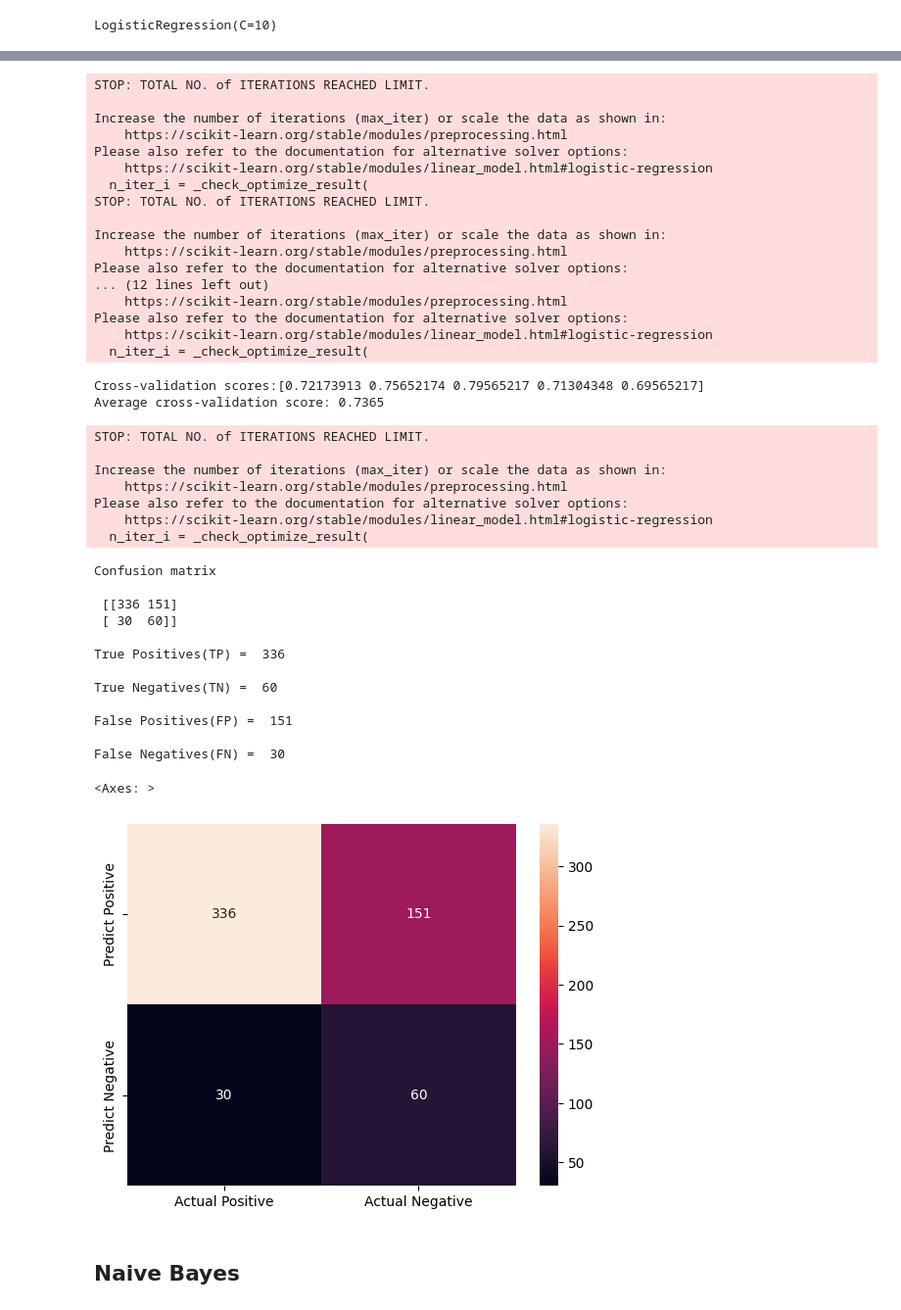
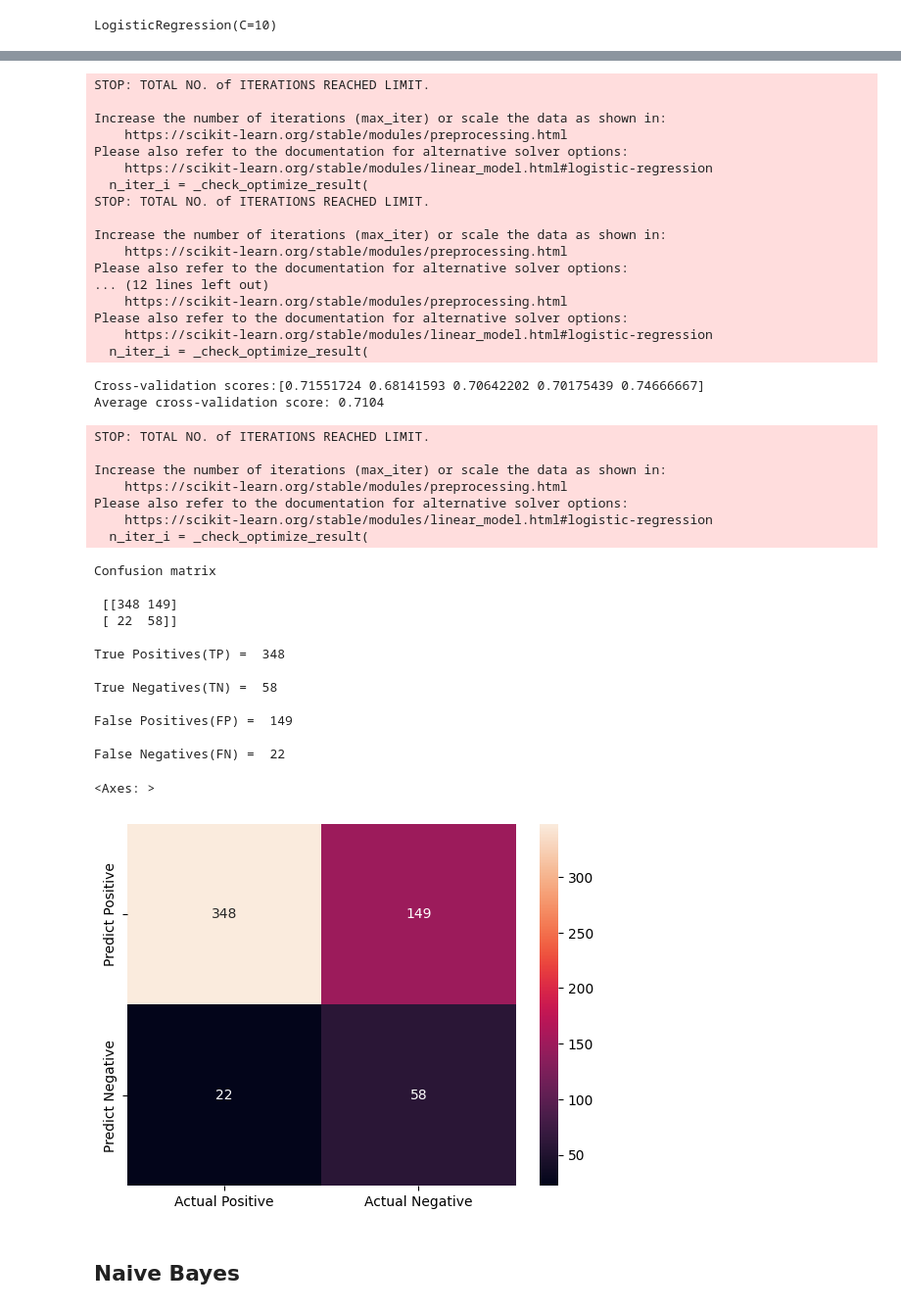
Before and after one commit to Ronan-Daliuag/Determining-Leads, a Jupyter notebook: Padrejuan-Model-Training.ipynb, the cells around one changed output, grey strips where cells are left out. Shown at 98% size. Cells and saved outputs as stored; diff of their text form; code cells hidden in the pictures.

```diff
--- a/Padrejuan-Model-Training.ipynb
+++ b/Padrejuan-Model-Training.ipynb
@@ -44,20 +44,25 @@ features.head()
 print(list(features.columns))
 # %% [output]
 ['Income', 'Kidhome', 'Teenhome', 'Recency', 'MntWines', 'MntFruits', 'MntMeatProducts', 'MntFishProducts', 'MntSweetProducts', 'MntGoldProds', 'NumDealsPurchases', 'NumWebPurchases', 'NumCatalogPurch ...
+# %%
+features.reset_index(inplace=True)
 # %% [markdown]
 ## Logistic Regression
 # %%
 from sklearn.model_selection import train_test_split
-X = features.drop('Response', axis=1)[[
-    'Income', 'Kidhome', 'Teenhome', 'Recency', 'MntWines', 'MntFruits', 'MntMeatProducts', 'MntFishProducts',
-    'MntSweetProducts', 'MntGoldProds', 'NumDealsPurchases', 'NumWebPurchases', 'NumCatalogPurchases', 'NumStorePurchases',
-    'NumWebVisitsMonth', 'Complain', 'Age', 'Customer_Enrollment', 'Household', 'Total_Spent', 'Total_Purchases',
-    'Total_Visits', 'Average_Purchase', 'Education_2n Cycle', 'Education_Basic', 'Education_Graduation',
-    'Education_Master', 'Education_PhD', 'Marital_Divorced', 'Marital_Married', 'Marital_Single', 'Marital_Together', 'Marital_Widow'
-]]
+X = features.drop(columns=['Response'], axis=1).iloc[:,1:][['Kidhome', 'Teenhome', 'Recency', 'MntWines', 'MntFruits',
+                                                 'MntMeatProducts', 'MntFishProducts', 'MntSweetProducts',
+                                                 'MntGoldProds', 'NumDealsPurchases', 'NumWebPurchases', 'NumCatalogPurchases',
+                                                 'NumStorePurchases', 'NumWebVisitsMonth', 'Complain',
+                                                 'Age', 'Customer_Enrollment', 'Household', 'Total_Spent',
+                                                 'Total_Purchases', 'Total_Visits', 'Average_Purchase',
+                                                 'Education_2n Cycle', 'Education_Basic', 'Education_Graduation',
+                                                 'Education_Master', 'Education_PhD', 'Marital_Divorced',
+                                                 'Marital_Married', 'Marital_Single', 'Marital_Together', 'Marital_Widow',
+                                                 'Income']]
 # X = features.drop(columns=['Response'], axis = 1)
 y = features['Response']
-X_train, X_test, y_train, y_test = train_test_split(X, y, test_size = 0.3, random_state = 0)
+X_train, X_test, y_train, y_test = train_test_split(X, y, test_size = 0.3, random_state = 42)
 X_train.shape, X_test.shape
 X_train.head()
 # %% [output]
@@ -95,7 +110,7 @@ parameters = [{'penalty':['l1','l2']},
               {'C':[1, 10, 100, 1000]}]
 grid_search = GridSearchCV(estimator = lg,
                            param_grid = parameters,
-                           scoring = 'recall',
+                           scoring = 'precision',
                            cv = 5,
                            verbose=0)
 grid_search.fit(X_train, y_train)
@@ -153,18 +168,22 @@ LogisticRegression(C=10)
 # %%
 # Evaluation Metrics
 from sklearn.metrics import accuracy_score, f1_score, precision_score, recall_score, roc_auc_score
-lg_pred = lg.predict(X_test)
-lg_acc = accuracy_score(y_test, lg_pred)
-lg_prec = precision_score(y_test, lg_pred)
-lg_rec = recall_score(y_test, lg_pred)
-lg_f1 = f1_score(y_test, lg_pred)
-lg_auc = roc_auc_score(y_test, lg_pred)
+lg_pred_train = lg.predict(X_train)
+lg_pred_test = lg.predict(X_test)
+lg_acc = accuracy_score(y_test, lg_pred_test)
+lg_prec = precision_score(y_test, lg_pred_test)
+lg_rec = recall_score(y_test, lg_pred_test)
+lg_f1 = f1_score(y_test, lg_pred_test)
+lg_auc = roc_auc_score(y_test, lg_pred_test)
 print("Logistic Regression Accuracy: %.4f" % lg_acc)
 print("Logistic Regression Precision: %.4f" % lg_prec)
 print("Logistic Regression Recall: %.4f" % lg_rec)
 print("Logistic Regression F1: %.4f" % lg_f1)
 print("Logistic Regression AUC: %.4f" % lg_auc)
+
+lg_prec_train = precision_score(y_train, lg_pred_train)
+lg_prec_test = precision_score(y_test, lg_pred_test)
 # Check for overfitting
-print('Training set score: {:.4f}'.format(lg.score(X_train, y_train)))
-print('Test set score: {:.4f}'.format(lg.score(X_test, y_test)))
+print('Training set score: {:.4f}'.format(lg_prec_train))
+print('Test set score: {:.4f}'.format(lg_prec_test))
 # %% [output]
@@ -178,6 +197,6 @@ Test set score: 0.6863
 # %%
 from sklearn.model_selection import cross_val_score
-scores = cross_val_score(lg, X_train, y_train, cv = 5, scoring='recall')
+scores = cross_val_score(lg, X_train, y_train, cv = 5, scoring='precision')
 print('Cross-validation scores:{}'.format(scores))
 print('Average cross-validation score: {:.4f}'.format(scores.mean())) # lower CV score = does not result in improved performance
 # %% [output]
@@ -198,8 +217,8 @@ Please also refer to the documentation for alternative solver options:
 Please also refer to the documentation for alternative solver options:
     https://scikit-learn.org/stable/modules/linear_model.html#logistic-regression
   n_iter_i = _check_optimize_result(
-Cross-validation scores:[0.72173913 0.75652174 0.79565217 0.71304348 0.69565217]
-Average cross-validation score: 0.7365
+Cross-validation scores:[0.71551724 0.68141593 0.70642202 0.70175439 0.74666667]
+Average cross-validation score: 0.7104
 STOP: TOTAL NO. of ITERATIONS REACHED LIMIT.
 
 Increase the number of iterations (max_iter) or scale the data as shown in:
@@ -209,29 +228,29 @@ Please also refer to the documentation for alternative solver options:
   n_iter_i = _check_optimize_result(
 # %%
 from sklearn.metrics import confusion_matrix
-lg_cm = confusion_matrix(y_test, lg_pred)
+lg_cm = confusion_matrix(y_test, lg_pred_test)
 print('Confusion matrix\n\n', lg_cm)
 print('\nTrue Positives(TP) = ', lg_cm[0,0])
 print('\nTrue Negatives(TN) = ', lg_cm[1,1])
 print('\nFalse Positives(FP) = ', lg_cm[0,1])
 print('\nFalse Negatives(FN) = ', lg_cm[1,0])
 cm_matrix = pd.DataFrame(data=lg_cm, columns=['Actual Positive', 'Actual Negative'],
                                  index=['Predict Positive', 'Predict Negative'])
 sns.heatmap(cm_matrix, annot=True, fmt='d')
 # %% [output]
 Confusion matrix
 
- [[336 151]
- [ 30  60]]
+ [[348 149]
+ [ 22  58]]
 
-True Positives(TP) =  336
+True Positives(TP) =  348
 
-True Negatives(TN) =  60
+True Negatives(TN) =  58
 
-False Positives(FP) =  151
+False Positives(FP) =  149
 
-False Negatives(FN) =  30
+False Negatives(FN) =  22
 <Axes: >
-[figure, old version]
+[figure, new version]
 # %% [markdown]
 ## Naive Bayes
```
Also changed, not shown: parts of 25 cells of this notebook, 1 other file.
